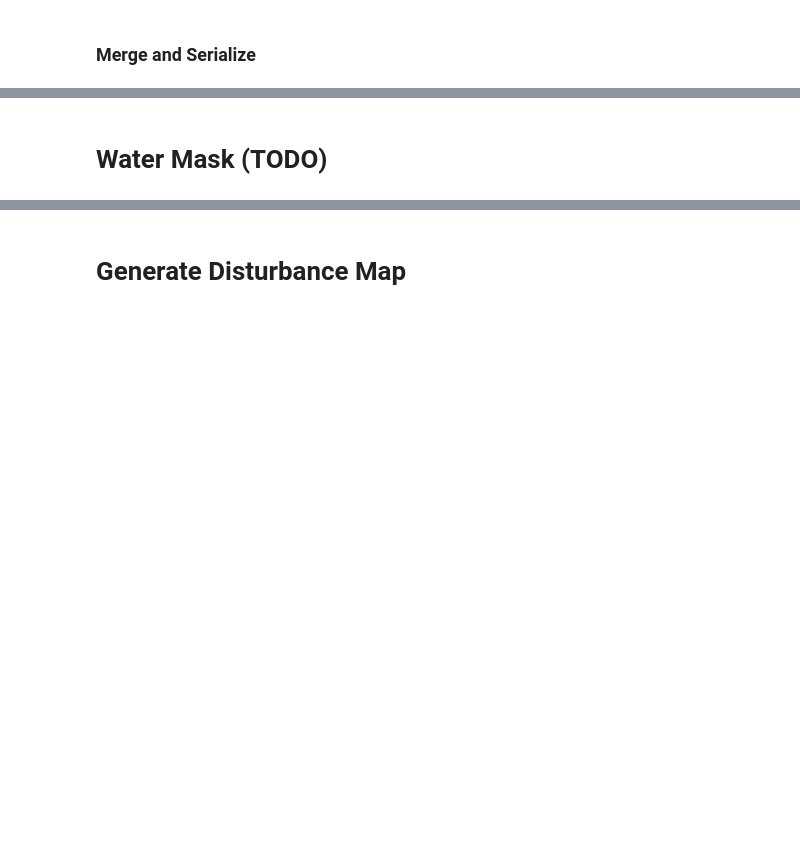
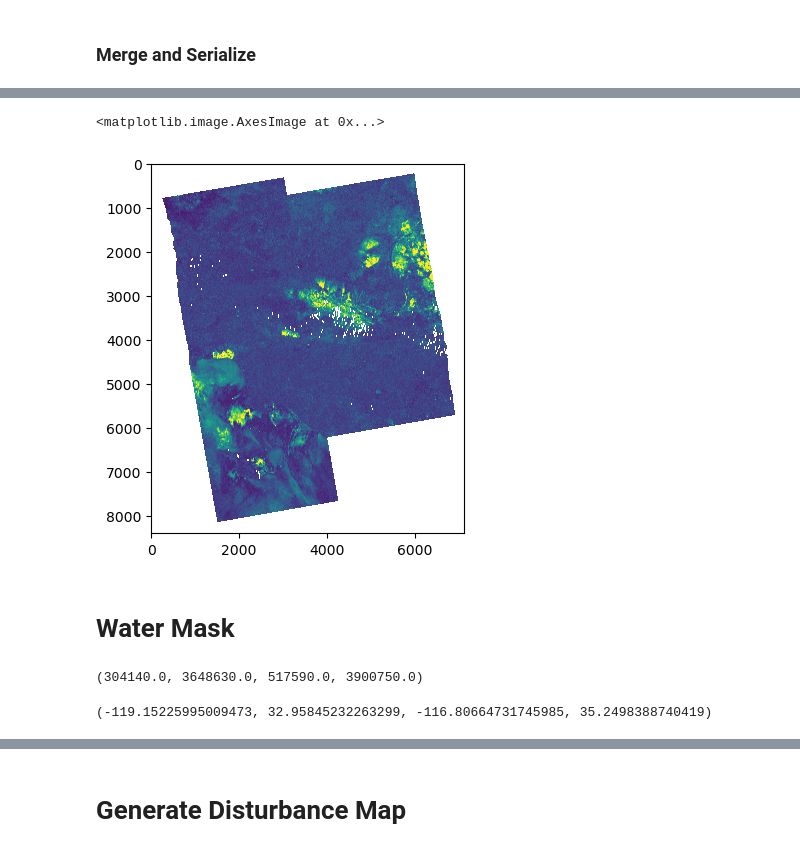
Before and after one commit to opera-adt/distmetrics, a Jupyter notebook: notebooks/B__large_aoi_application.ipynb, the cells around one changed output, grey strips where cells are left out. Drawn from its saved outputs; the diff is of its cells as text; code cells hidden in the pictures; blank space fills up the shorter version.

Commit message:
categorical merge and gpu environment
Co-authored-by: Talib Oliver <taliboliver88@gmail.com>

```diff
--- a/notebooks/B__large_aoi_application.ipynb
+++ b/notebooks/B__large_aoi_application.ipynb
@@ -507,5 +438,9 @@ tokens = metric_paths[0].stem.split('_')
-# %%
-track_num_token = tokens[1].split("-")[0]
-date_token = tokens[2]
-with rasterio.open(metric_crs_dir / f'__merged_{track_num_token}_{tokens[2]}.tif', 'w', **p_met) as ds:
-    ds.write(X_m)
+# %%
+def open_one(path: Path) -> tuple[np.ndarray, dict]:
+    with rasterio.open(path) as ds:
+        arr = ds.read(1)
+        p = ds.profile
+    return arr, p
+# %%
+data = list(map(open_one, metric_paths))
+metric_arrs, metric_profs = zip(*data)
@@ -511,0 +449,4 @@ with rasterio.open(metric_crs_dir / f'__merged_{track_num_token}_{tokens[2]}.tif
+# %%
+%%time
+
+X_metric_m, p_metric_m = merge_with_weighted_overlap(metric_arrs, metric_profs, exterior_mask_dilation=20)
@@ -512,2 +456,25 @@ with rasterio.open(metric_crs_dir / f'__merged_{track_num_token}_{tokens[2]}.tif
+# %%
+plt.imshow(X_metric_m, vmin=0, vmax=5)
+# %% [output]
+<matplotlib.image.AxesImage at 0x...>
+[figure, added]
 # %% [markdown]
-# Water Mask (TODO)
+# Water Mask
+# %%
+from rasterio.transform import array_bounds as get_array_bounds
+from rasterio.warp import transform_bounds as transform_bounds_into_crs
+from rasterio.crs import CRS
+from tile_mate import get_raster_from_tiles
+
+height = p_metric_m['height']
+width = p_metric_m['width']
+transform = p_metric_m['transform']
+metric_bounds_utm = get_array_bounds(height, width, transform)
+metric_bounds_utm
+# %% [output]
+(304140.0, 3648630.0, 517590.0, 3900750.0)
+# %%
+metric_bounds_4326 = transform_bounds_into_crs(p_metric_m['crs'], CRS.from_epsg(4326),*metric_bounds_utm)
+metric_bounds_4326
+# %% [output]
+(-119.15225995009473, 32.95845232263299, -116.80664731745985, 35.2498388740419)
```
Also changed, not shown: parts of 62 cells of this notebook, 4 other files.
